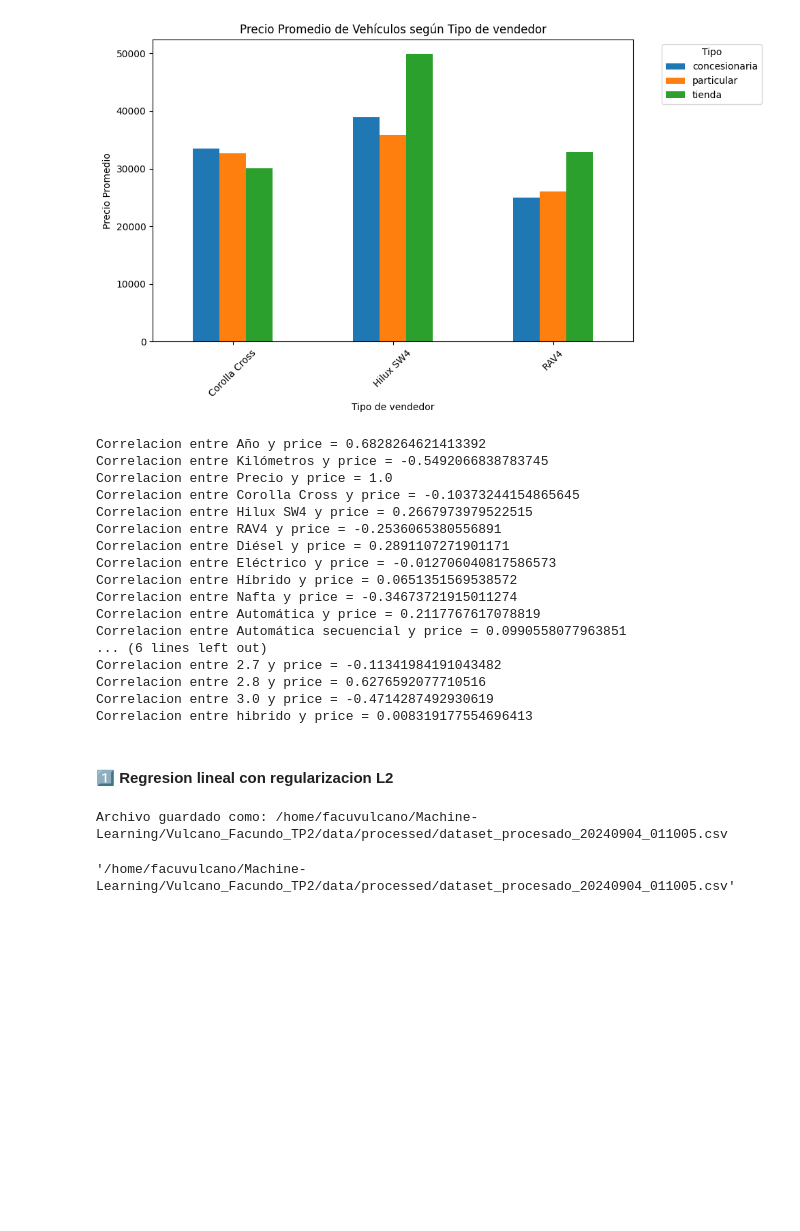
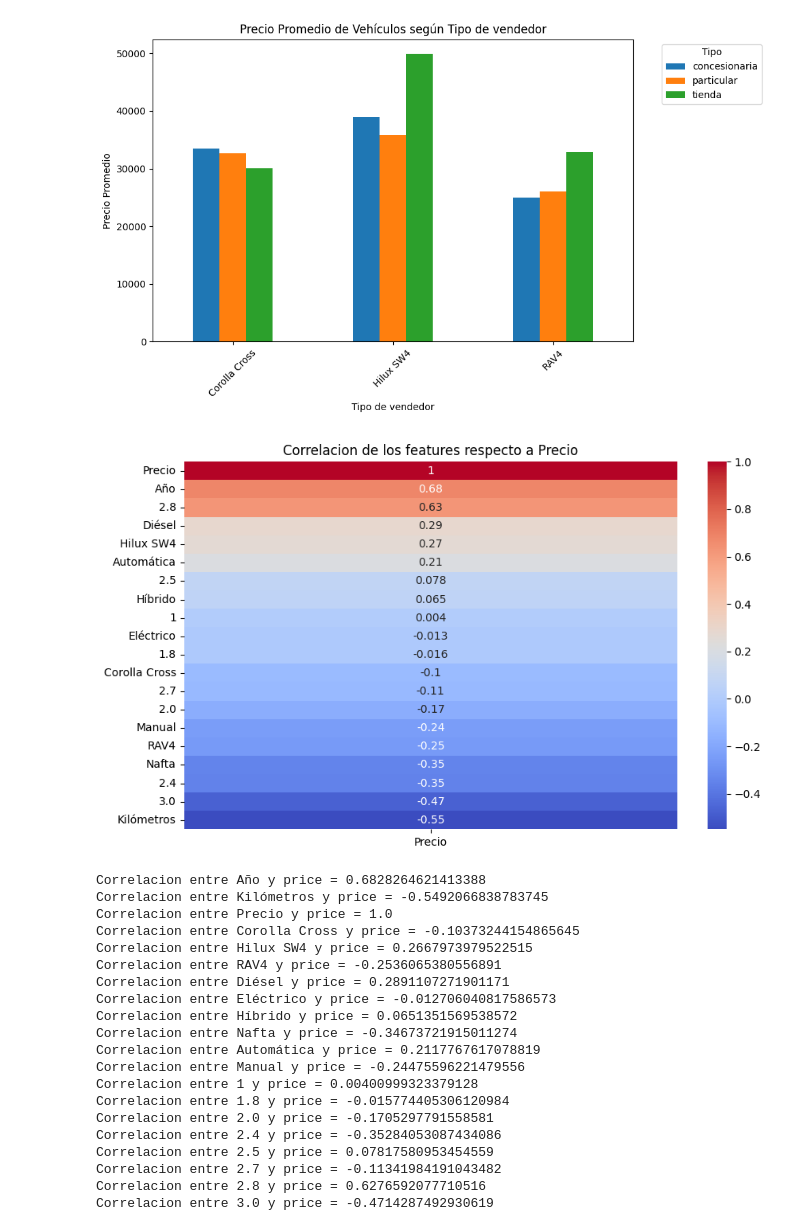
Before and after one commit to facuvulcano/Machine-Learning, a Jupyter notebook: Vulcano_Facundo_TP2/notebooks/Entrega_TP2.ipynb, the cells around one changed output. Saved outputs shown, nothing was run; the diff lists cells and outputs as text; code cells hidden in the pictures; blank space fills up the shorter version.

```diff
--- a/Vulcano_Facundo_TP2/notebooks/Entrega_TP2.ipynb
+++ b/Vulcano_Facundo_TP2/notebooks/Entrega_TP2.ipynb
@@ -33,0 +19,2 @@ de fabricación y kilómetros recorridos.**
+# %%
+df_path = processing(df)
@@ -33,0 +27,5 @@ de fabricación y kilómetros recorridos.**
+# %%
+processed_df = pd.read_csv(df_path)
+processed_df = processed_df.drop(columns=['Nafta/GNC'])
+processed_df = processed_df.drop(columns=['hibrido'])
+processed_test_df = pd.read_csv(test_df_path)
@@ -202,17 +258,27 @@ feature2 = 'Tipo'
 histograms_with_price(df, feature1, feature2)
 # %% [output]
 [figure]
+# %%
+target_feature = 'Precio'
+
+correlations = processed_df.corr()[target_feature].sort_values(ascending=False)
+
+plt.figure(figsize=(10, 6))
+sns.heatmap(processed_df.corr()[[target_feature]].sort_values(by=target_feature, ascending=False), annot=True, cmap='coolwarm')
+plt.title(f'Correlacion de los features respecto a {target_feature}')
+plt.show()
+# %% [output]
+[figure, added]
 # %%
-proccesed_df = pd.read_csv('/home/facuvulcano/Machine-Learning/Vulcano_Facundo_TP2/data/processed/dataset_procesado.csv')
 
-features = proccesed_df.columns.tolist()
+features = processed_df.columns.tolist()
 correlations = []
 for feature in features:
-    correlation_feature_price = proccesed_df[feature].corr(proccesed_df['Precio'])
+    correlation_feature_price = processed_df[feature].corr(processed_df['Precio'])
     correlations.append(feature)
     print(f'Correlacion entre {feature} y price = {correlation_feature_price}')
 # %% [output]
-Correlacion entre Año y price = 0.6828264621413392
+Correlacion entre Año y price = 0.6828264621413388
 Correlacion entre Kilómetros y price = -0.5492066838783745
 Correlacion entre Precio y price = 1.0
 Correlacion entre Corolla Cross y price = -0.10373244154865645
@@ -223,11 +289,12 @@ Correlacion entre Eléctrico y price = -0.012706040817586573
 Correlacion entre Híbrido y price = 0.0651351569538572
 Correlacion entre Nafta y price = -0.34673721915011274
 Correlacion entre Automática y price = 0.2117767617078819
-Correlacion entre Automática secuencial y price = 0.0990558077963851
-... (6 lines left out)
+Correlacion entre Manual y price = -0.24475596221479556
+Correlacion entre 1 y price = 0.00400999323379128
+Correlacion entre 1.8 y price = -0.015774405306120984
+Correlacion entre 2.0 y price = -0.1705297791558581
+Correlacion entre 2.4 y price = -0.35284053087434086
+Correlacion entre 2.5 y price = 0.07817580953454559
 Correlacion entre 2.7 y price = -0.11341984191043482
 Correlacion entre 2.8 y price = 0.6276592077710516
 Correlacion entre 3.0 y price = -0.4714287492930619
-Correlacion entre hibrido y price = 0.008319177554696413
-# %% [markdown]
-#### 1️⃣ Regresion lineal con regularizacion L2
@@ -248,6 +300,0 @@ from data_splitting import train_val_split, cross_val
-# %%
-df = pd.read_csv('/home/facuvulcano/Machine-Learning/Vulcano_Facundo_TP2/data/raw/toyota_dev.csv')
-processing(df)
-# %% [output]
-Archivo guardado como: /home/facuvulcano/Machine-Learning/Vulcano_Facundo_TP2/data/processed/dataset_procesado_20240904_011005.csv
-'/home/facuvulcano/Machine-Learning/Vulcano_Facundo_TP2/data/processed/dataset_procesado_20240904_011005.csv'
```
Also changed, not shown: parts of 90 cells of this notebook, 12 other files.
